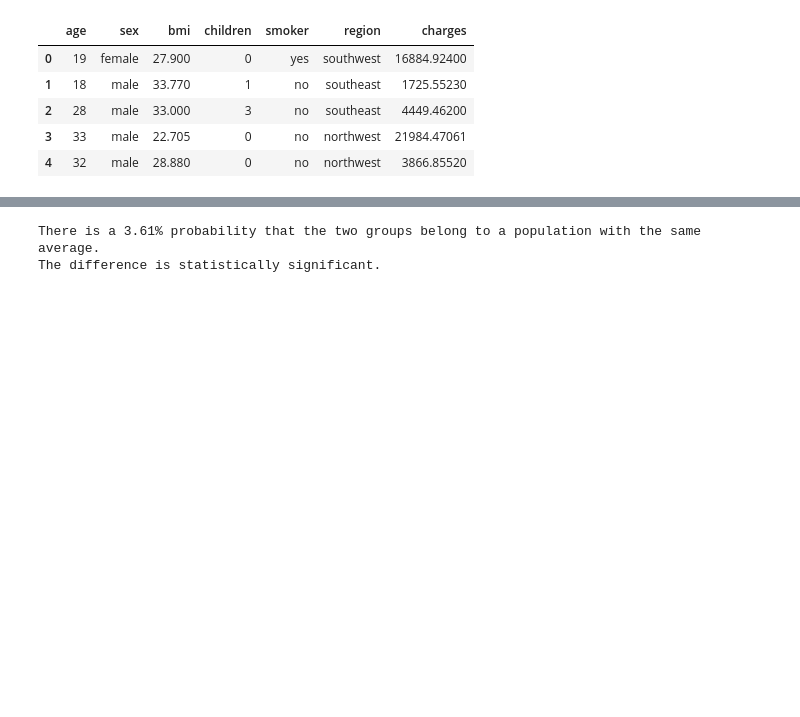
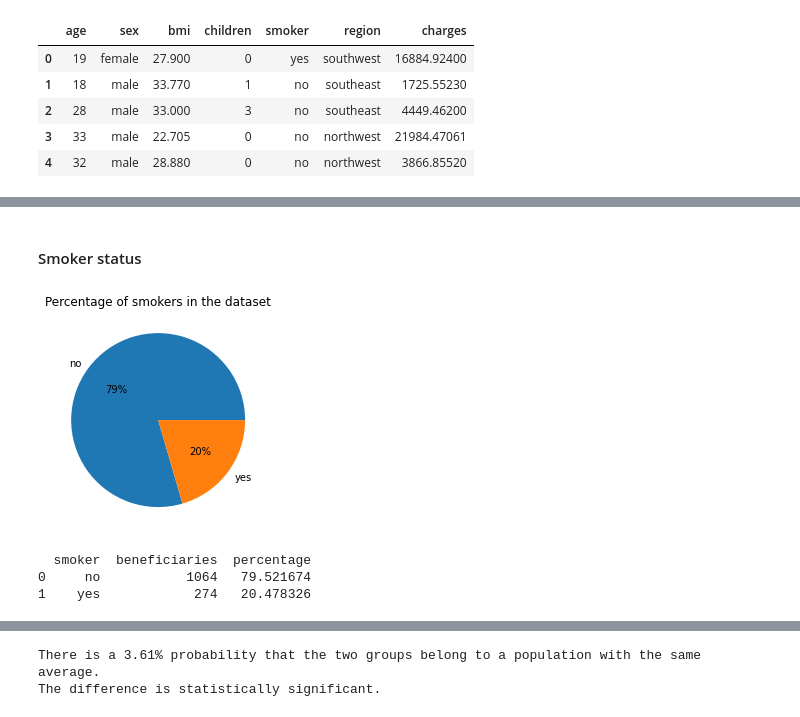
Before and after one commit to gesaretto/notebooks, a Jupyter notebook: medical_insurance_costs_project/us-medical-insurance-costs.ipynb, the cells around one changed output, grey strips where cells are left out. Drawn from its saved outputs; the diff is of its cells as text; code cells hidden in the pictures; blank space fills up the shorter version.

```diff
--- a/medical_insurance_costs_project/us-medical-insurance-costs.ipynb
+++ b/medical_insurance_costs_project/us-medical-insurance-costs.ipynb
@@ -287,0 +208,14 @@ The two groups have slightly different means: 12569.57 for women, 13956.75 for m
+# %% [markdown]
+#### Smoker status
+# %%
+smoker = category("smoker")
+plt.pie(smoker["beneficiaries"], labels = smoker["smoker"], autopct = "%d%%")
+plt.title("Percentage of smokers in the dataset")
+plt.show()
+smoker["percentage"] = perc_column(smoker)
+print(smoker)
+# %% [output]
+[figure, added]
+  smoker  beneficiaries  percentage
+0     no           1064   79.521674
+1    yes            274   20.478326
```
Also changed, not shown: parts of 115 cells of this notebook.
